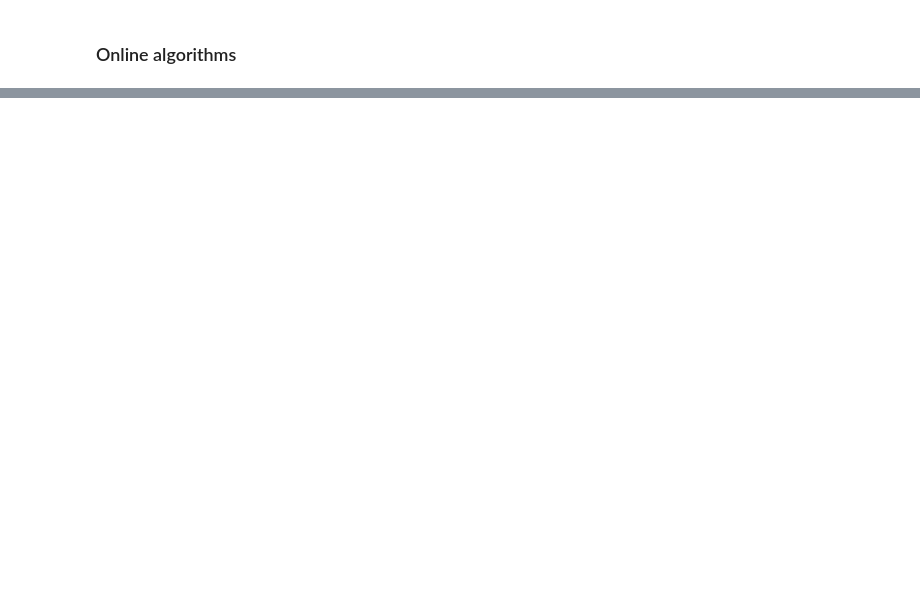
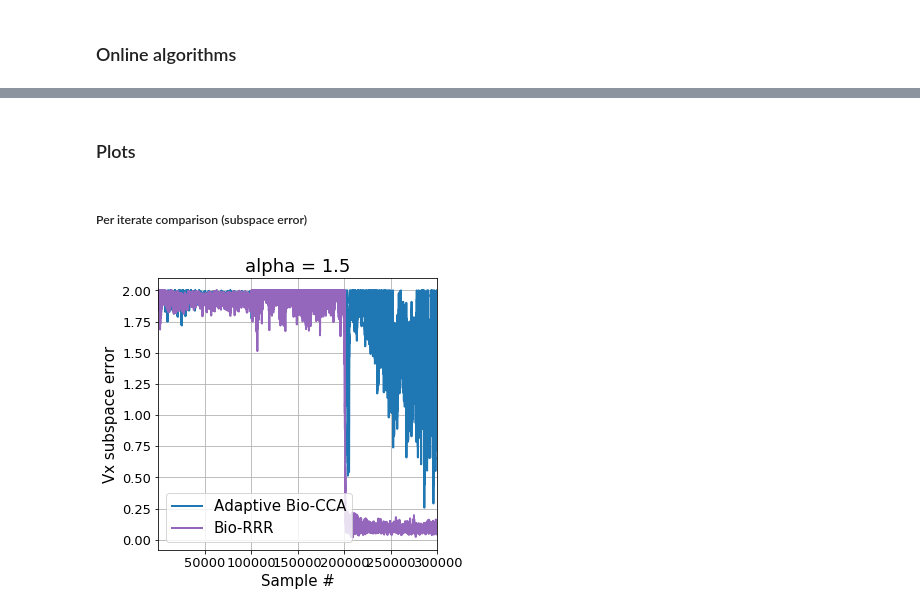
Before and after one commit to flatironinstitute/bio-cca, a Jupyter notebook: demo_adaptive_cca.ipynb, the cells around one changed output, grey strips where cells are left out. Saved outputs shown, nothing was run; the diff lists cells and outputs as text; code cells hidden in the pictures; blank space fills up the shorter version.

Commit message:
reran trials

```diff
--- a/demo_adaptive_cca.ipynb
+++ b/demo_adaptive_cca.ipynb
@@ -93,7 +85,9 @@ r = {"A": 4, "B": 8, "C":1}
 # %%
 # Parameters
 
-trials = 1; z_dim = 10; iters = 0
+trials = 1; z_dim = 10; alpha = 1.5
+
+iters = 0
 
 for mode in modes:
     iters += samples[mode]
@@ -261,0 +257,45 @@ TypeError: 'dict' object cannot be interpreted as an integer
+# %% [markdown]
+### Plots
+# %%
+font = {'weight' : 'normal', 'size' : 15}
+
+plt.rc('xtick', labelsize=13)
+plt.rc('ytick', labelsize=13)
+
+plt.rc('font', **font)
+# %%
+colors = {}
+
+colors['Adaptive Bio-CCA'] = 'tab:blue'
+colors['Gen-Oja'] = 'tab:green'
+colors['Asymmetric-CCA'] = 'tab:red'
+colors['Bio-RRR'] = 'tab:purple'
+# %% [markdown]
+##### Per iterate comparison (subspace error)
+# %%
+alg_subspacex_error = pkl.load(open(f'error/{dataset}_{z_dim}-dim_subspacex_error.p', 'rb'))
+
+linewidth = 2
+
+t = list(range(iters))
+
+fig = plt.figure(figsize=(5,5))
+
+ax = plt.subplot(1, 1, 1)
+
+for alg in algorithms:
+    add_fill_lines(ax, t, alg_subspacex_error[alg], plot_kwargs={'ls': '-', 'lw': linewidth, 'label': alg, 'color': colors[alg]}, ci_kwargs={'color': colors[alg]})
+
+ax.plot()
+
+plt.title(f"alpha = {alpha}")
+plt.grid()
+plt.legend(loc = 'lower left')
+plt.xlim((1e2,iters))
+plt.xlabel('Sample #')
+plt.ylabel('Vx subspace error')
+
+plt.show()
+# plt.savefig(f'plots/{dataset}_{z_dim}-dim_subspacex_iterate.png', dpi=300, transparent='true', bbox_inches='tight')
+# %% [output]
+[figure, added]
```
Also changed, not shown: parts of 13 cells of this notebook, 3 other files.
